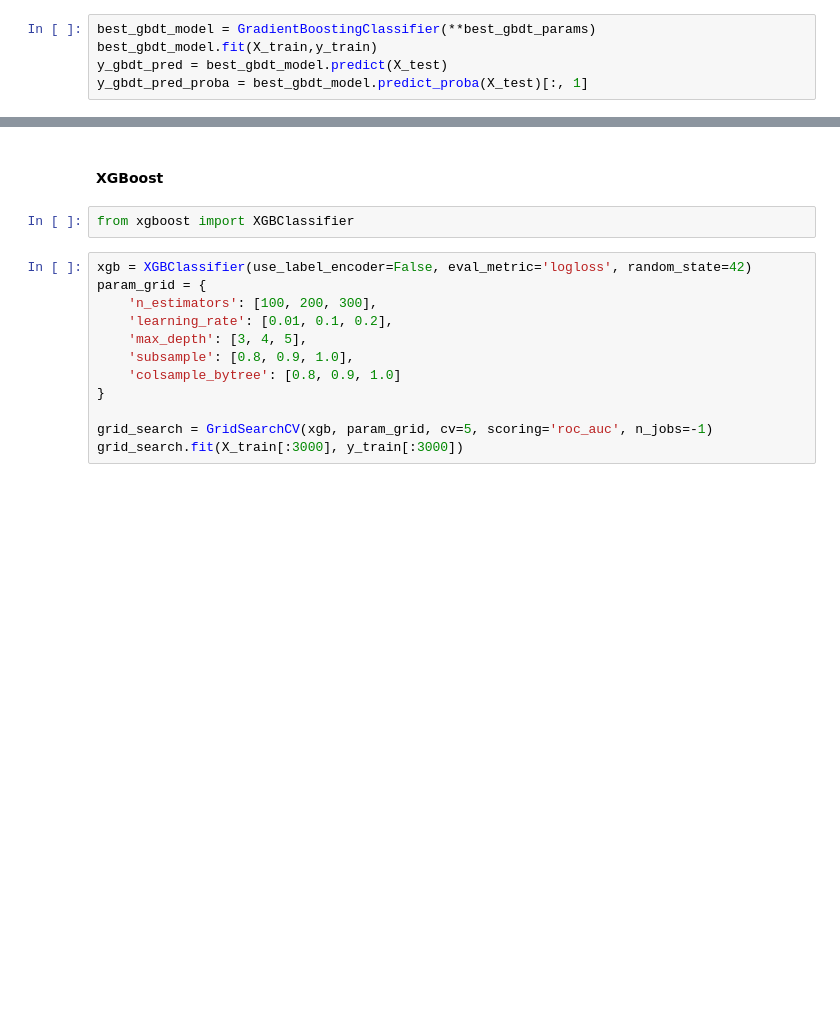
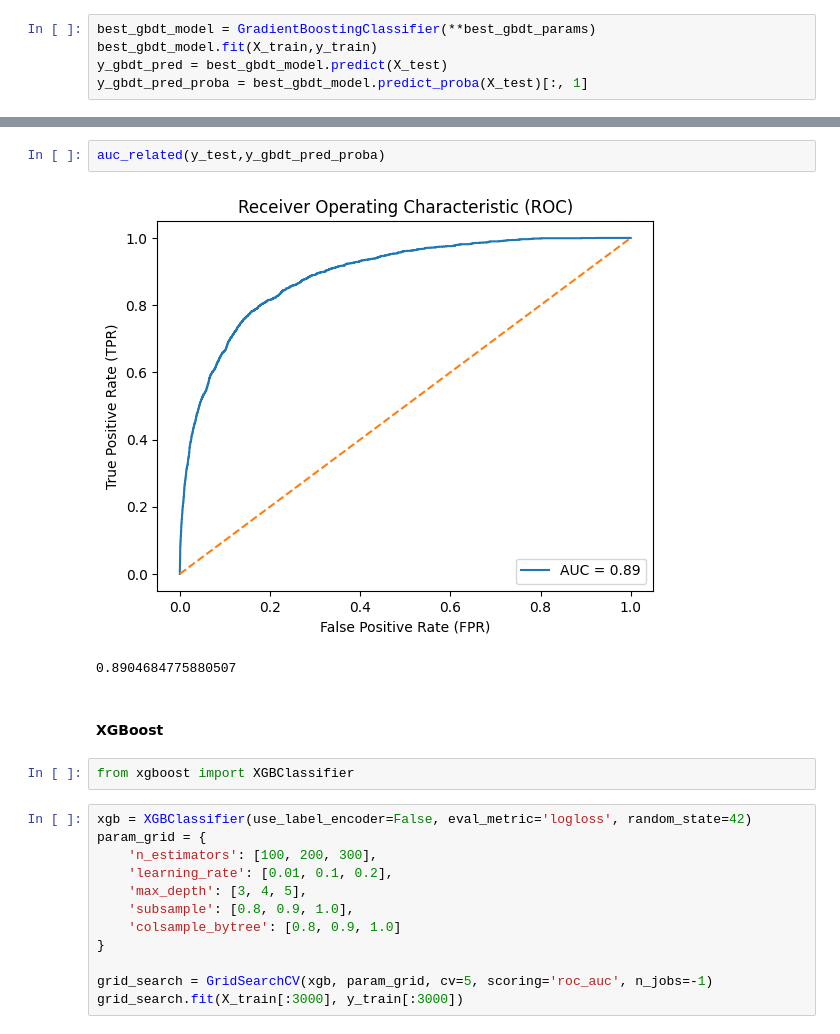
Before and after one commit to Junjie999/STATS503gogogo, a Jupyter notebook: Notebooks/Model_yy.ipynb, the cells around one changed output, grey strips where cells are left out. Saved outputs shown, nothing was run; the diff lists cells and outputs as text; blank space fills up the shorter version.

```diff
--- a/Notebooks/Model_yy.ipynb
+++ b/Notebooks/Model_yy.ipynb
@@ -253,4 +273,9 @@ Accuracy Score:
 [figure]
+# %%
+auc_related(y_test,y_gbdt_pred_proba)
+# %% [output]
+[figure, added]
+0.8904684775880507
 # %% [markdown]
 #### XGBoost
 # %%
```
Also changed, not shown: parts of 6 cells of this notebook.
